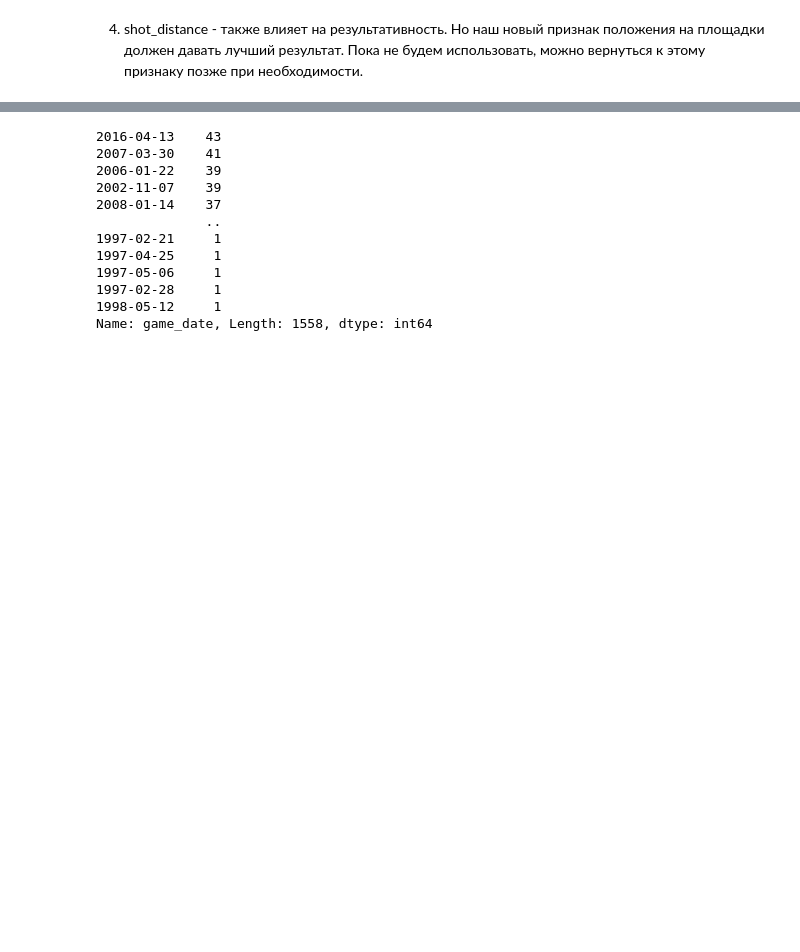
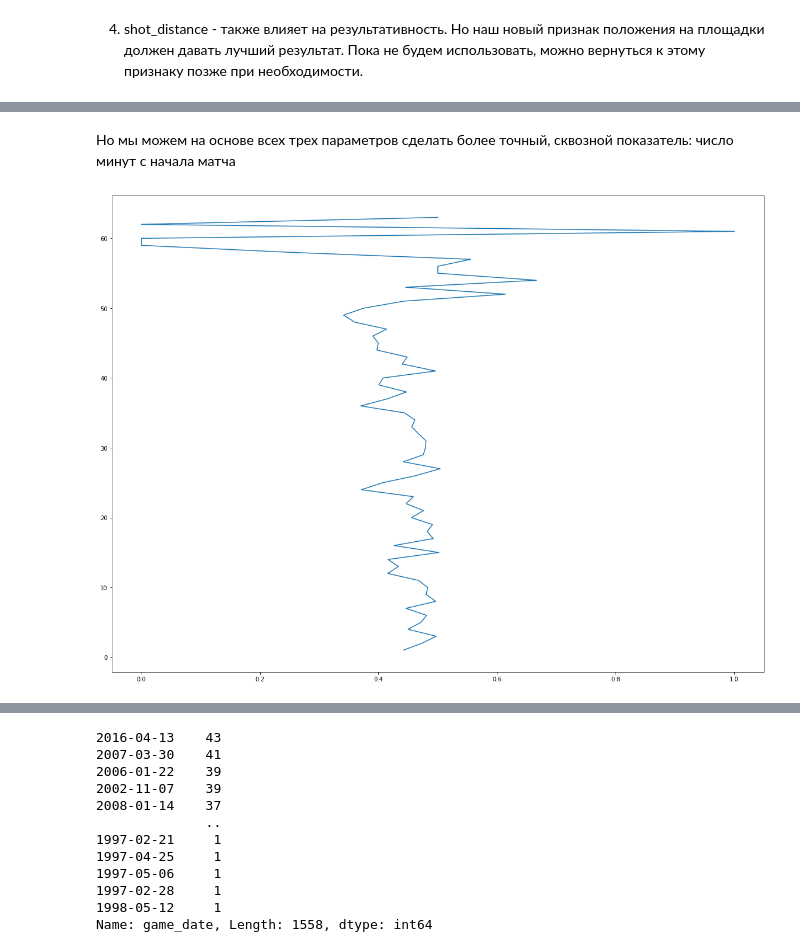
Before and after one commit to peter25225/machine_learning_21, a Jupyter notebook: 10_FeatureSelection/HW_Kobe.ipynb, the cells around one changed output, grey strips where cells are left out. Saved outputs shown, nothing was run; the diff lists cells and outputs as text; code cells hidden in the pictures; blank space fills up the shorter version.

```diff
--- a/10_FeatureSelection/HW_Kobe.ipynb
+++ b/10_FeatureSelection/HW_Kobe.ipynb
@@ -498,0 +490,2 @@ data = pd.get_dummies( data, columns = [ 'loc_quadrant' ] )
+# %% [markdown]
+Но мы можем на основе всех трех параметров сделать более точный, сквозной показатель: число минут с начала матча
@@ -498,0 +502,7 @@ data = pd.get_dummies( data, columns = [ 'loc_quadrant' ] )
+# %%
+values, accuracy = accuracy_calc('minutes_passed')
+plt.figure(figsize=(20,15))
+plt.plot(accuracy,values)
+plt.show()
+# %% [output]
+[figure, added]
```
Also changed, not shown: parts of 48 cells of this notebook.
